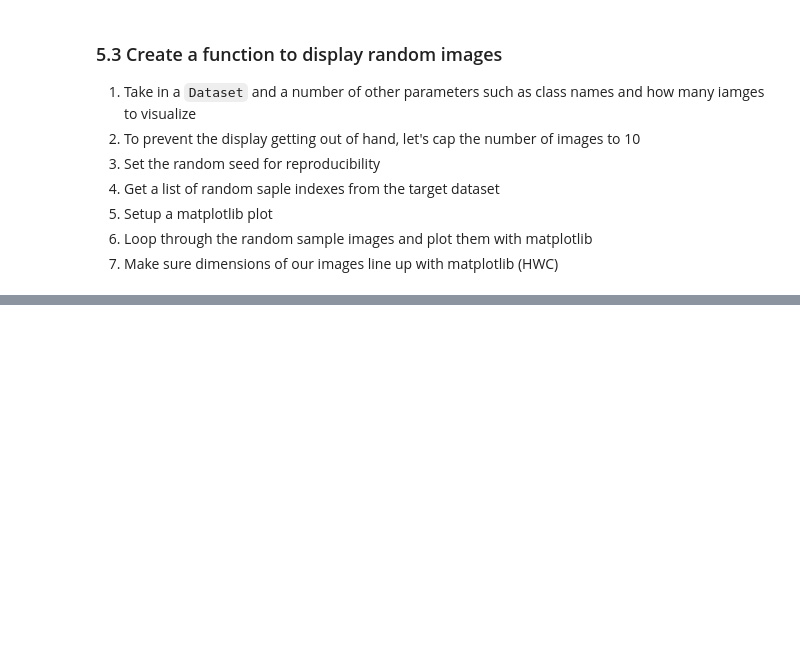
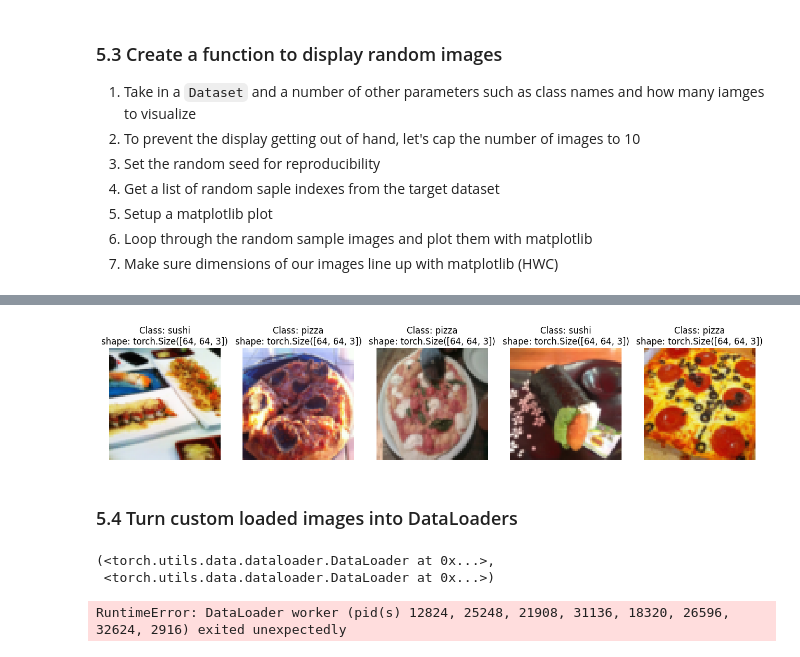
Before and after one commit to BigBarfEaterBBE/pytorch-learning, a Jupyter notebook: 04_pytorch_custom_dataset.ipynb, the cells around one changed output, grey strips where cells are left out. Saved outputs shown, nothing was run; the diff lists cells and outputs as text; code cells hidden in the pictures; blank space fills up the shorter version.

```diff
--- a/04_pytorch_custom_dataset.ipynb
+++ b/04_pytorch_custom_dataset.ipynb
@@ -552,0 +573,34 @@ def display_random_images(dataset: torch.utils.data.Dataset,
+# %%
+# Display random images from ImageFolderCustom dataset
+display_random_images(train_data_custom,
+                      classes=class_names,
+                      n=5,
+                      seed=42)
+# %% [output]
+[figure, added]
+# %% [markdown]
+### 5.4 Turn custom loaded images into DataLoaders
+# %%
+from torch.utils.data import DataLoader
+BATCH_SIZE = 32
+train_dataloader_custom = DataLoader(dataset=train_data_custom,
+                              batch_size=BATCH_SIZE,
+                              num_workers=os.cpu_count(),
+                              shuffle=True)
+
+test_dataloader_custom = DataLoader(dataset=test_data_custom,
+                                    batch_size=BATCH_SIZE,
+                                    num_workers=os.cpu_count(),
+                                    shuffle=False)
+
+train_dataloader_custom, test_dataloader_custom
+# %% [output]
+(<torch.utils.data.dataloader.DataLoader at 0x...>,
+ <torch.utils.data.dataloader.DataLoader at 0x...>)
+# %%
+# Get image and label from custom dataloader
+img_custom, label_custom = next(iter(train_dataloader_custom))
+# Print out the shapes
+img_custom.shape, label_custom.shape
+# %% [output]
+RuntimeError: DataLoader worker (pid(s) 12824, 25248, 21908, 31136, 18320, 26596, 32624, 2916) exited unexpectedly
```
Also changed, not shown: parts of 9 cells of this notebook, 1 other file.
